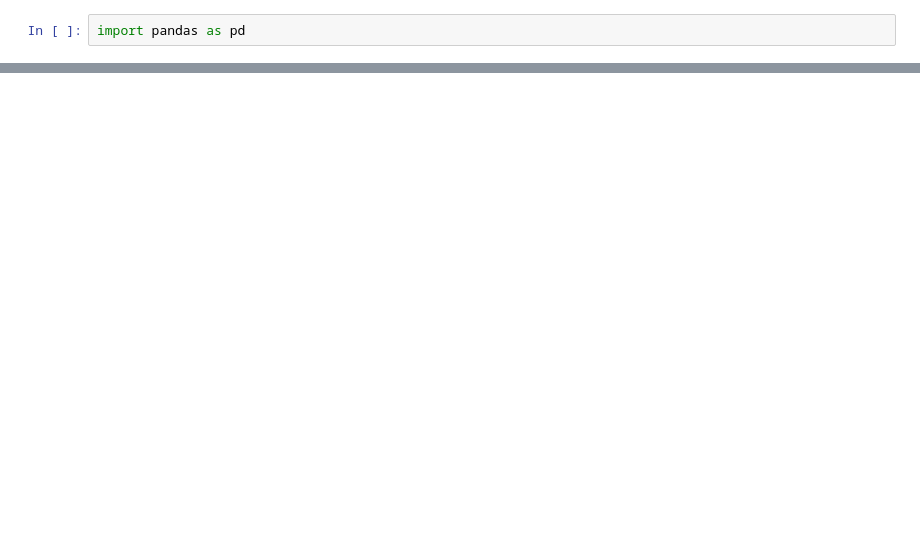
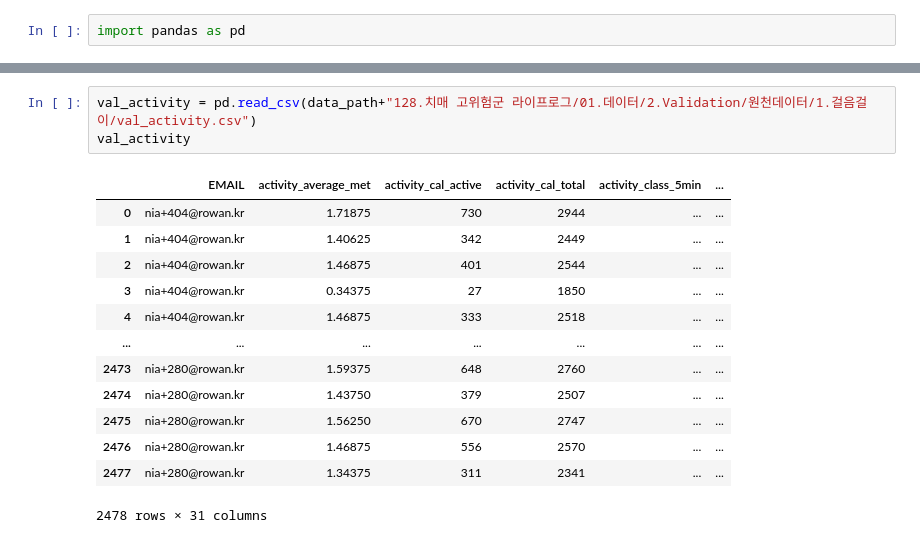
Before and after one commit to KyungTaek-Oh/Class, a Jupyter notebook: MachineLearning/modeling/project_preprocessing.ipynb, the cells around one changed output, grey strips where cells are left out. Drawn from its saved outputs; the diff is of its cells as text; blank space fills up the shorter version.

```diff
--- a/MachineLearning/modeling/project_preprocessing.ipynb
+++ b/MachineLearning/modeling/project_preprocessing.ipynb
@@ -34,4 +57,21 @@ train_activity
 | 9703 | nia+206@rowan.kr | 1.31250 | 186 | 2280 | ... | ... |
 | 9704 | nia+206@rowan.kr | 1.37500 | 83 | 1891 | ... | ... |
 9705 rows × 31 columns
+# %%
+val_activity = pd.read_csv(data_path+"128.치매 고위험군 라이프로그/01.데이터/2.Validation/원천데이터/1.걸음걸이/val_activity.csv")
+val_activity
+# %% [output]
+|  | EMAIL | activity_average_met | activity_cal_active | activity_cal_total | activity_class_5min | ... |
+| 0 | nia+404@rowan.kr | 1.71875 | 730 | 2944 | ... | ... |
+| 1 | nia+404@rowan.kr | 1.40625 | 342 | 2449 | ... | ... |
+| 2 | nia+404@rowan.kr | 1.46875 | 401 | 2544 | ... | ... |
+| 3 | nia+404@rowan.kr | 0.34375 | 27 | 1850 | ... | ... |
+| 4 | nia+404@rowan.kr | 1.46875 | 333 | 2518 | ... | ... |
+| ... | ... | ... | ... | ... | ... | ... |
+| 2473 | nia+280@rowan.kr | 1.59375 | 648 | 2760 | ... | ... |
+| 2474 | nia+280@rowan.kr | 1.43750 | 379 | 2507 | ... | ... |
+| 2475 | nia+280@rowan.kr | 1.56250 | 670 | 2747 | ... | ... |
+| 2476 | nia+280@rowan.kr | 1.46875 | 556 | 2570 | ... | ... |
+| 2477 | nia+280@rowan.kr | 1.34375 | 311 | 2341 | ... | ... |
+2478 rows × 31 columns
 # %%
```
Also changed, not shown: parts of 12 cells of this notebook, 1 other file.
